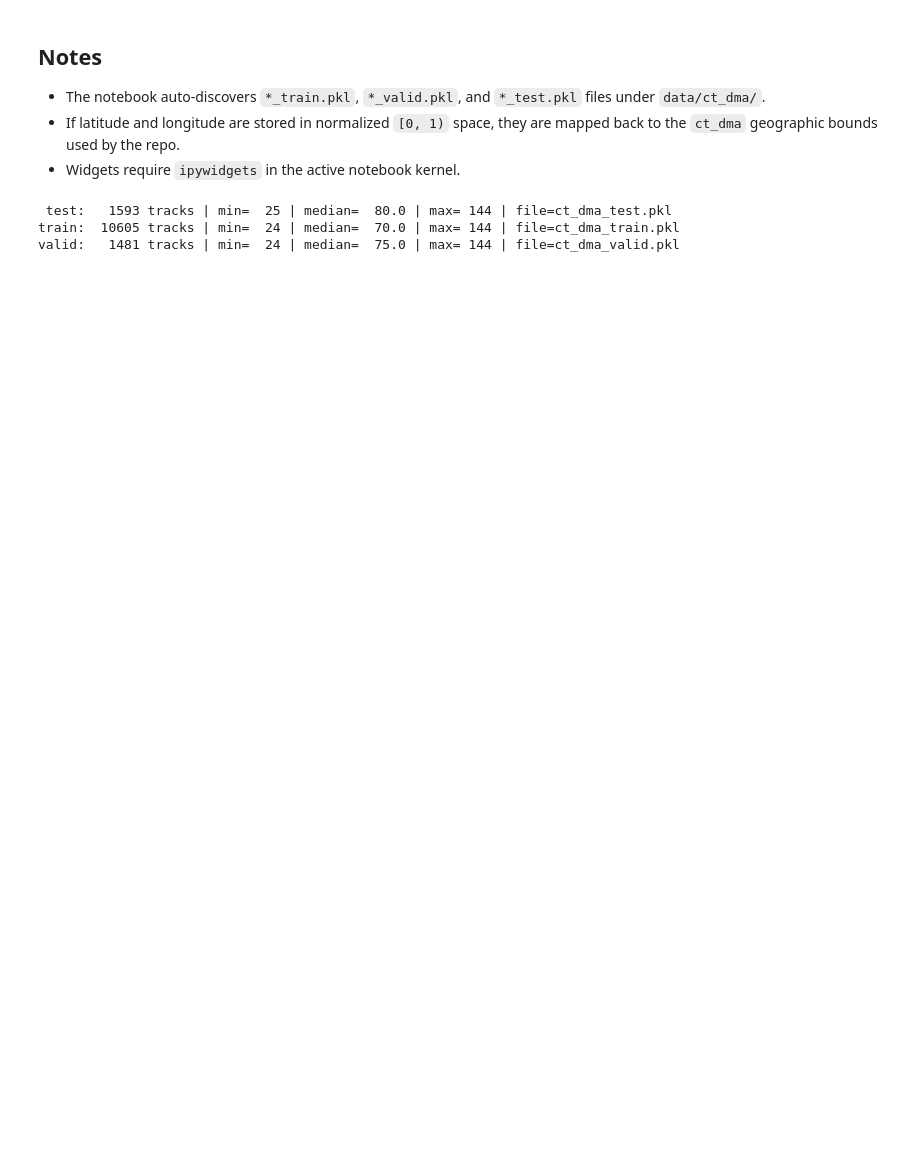
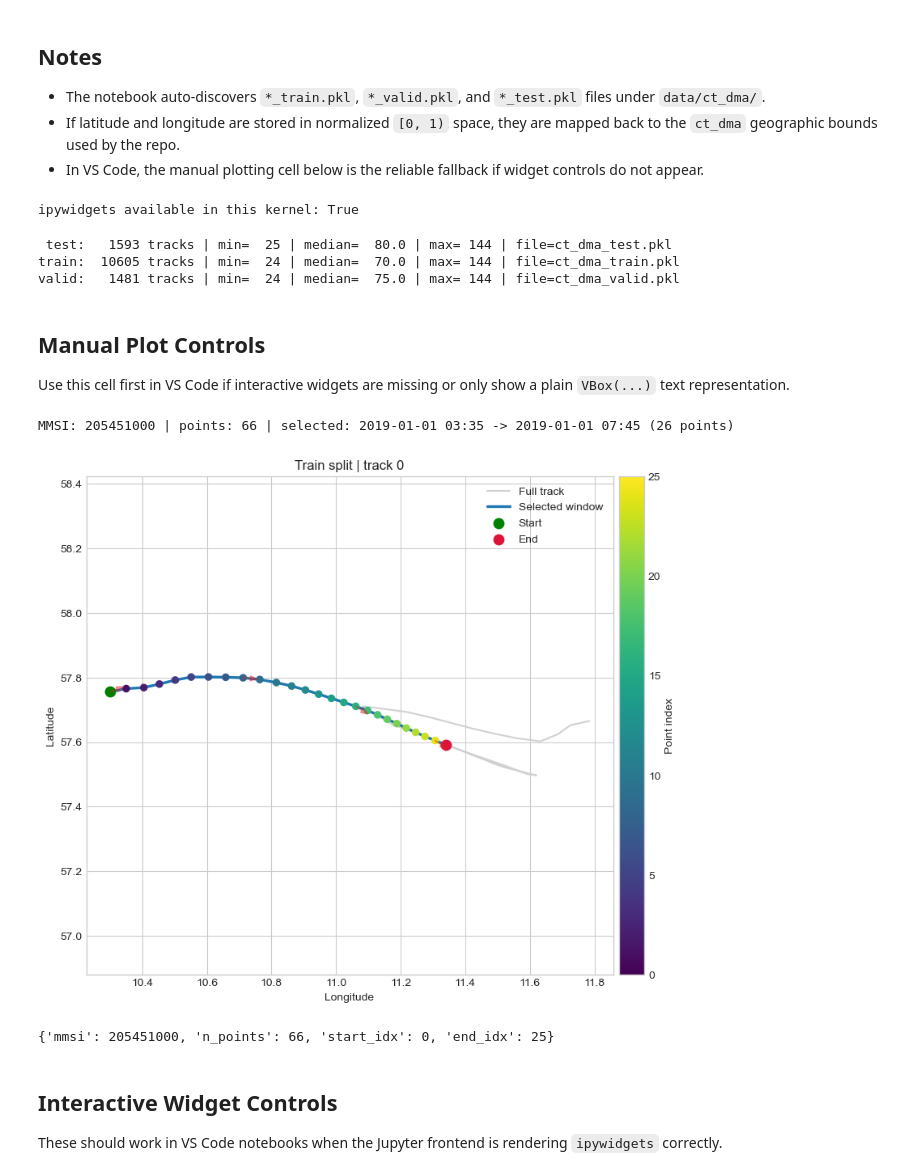
Before and after one commit to mohammed1916/AISformer, a Jupyter notebook: visualize_trajectories.ipynb, the cells around one changed output. Saved outputs shown, nothing was run; the diff lists cells and outputs as text; code cells hidden in the pictures; blank space fills up the shorter version.

```diff
--- a/visualize_trajectories.ipynb
+++ b/visualize_trajectories.ipynb
@@ -9,7 +12,7 @@ Expected record format: `{"mmsi": ..., "traj": ndarray}` where `traj` contains `
 
 - The notebook auto-discovers `*_train.pkl`, `*_valid.pkl`, and `*_test.pkl` files under `data/ct_dma/`.
 - If latitude and longitude are stored in normalized `[0, 1)` space, they are mapped back to the `ct_dma` geographic bounds used by the repo.
-- Widgets require `ipywidgets` in the active notebook kernel.
+- In VS Code, the manual plotting cell below is the reliable fallback if widget controls do not appear.
 # %%
 from datetime import datetime, timezone
 from pathlib import Path
@@ -21,12 +24,15 @@ from IPython.display import display
 
 try:
     import ipywidgets as widgets
-except ImportError as exc:
-    raise ImportError(
-        "ipywidgets is required for the interactive controls. Install it in the active kernel with `pip install ipywidgets`."
-    ) from exc
+    WIDGETS_AVAILABLE = True
+except ImportError:
+    widgets = None
+    WIDGETS_AVAILABLE = False
 
 plt.style.use("seaborn-v0_8-whitegrid")
+print(f"ipywidgets available in this kernel: {WIDGETS_AVAILABLE}")
+# %% [output]
+ipywidgets available in this kernel: True
 # %%
 REPO_ROOT = Path.cwd()
 DATA_DIR = REPO_ROOT / "data" / "ct_dma"
@@ -126,4 +228,32 @@ for split, records in datasets.items():
  test:   1593 tracks | min=  25 | median=  80.0 | max= 144 | file=ct_dma_test.pkl
 train:  10605 tracks | min=  24 | median=  70.0 | max= 144 | file=ct_dma_train.pkl
 valid:   1481 tracks | min=  24 | median=  75.0 | max= 144 | file=ct_dma_valid.pkl
+# %% [markdown]
+## Manual Plot Controls
+
+Use this cell first in VS Code if interactive widgets are missing or only show a plain `VBox(...)` text representation.
+# %%
+manual_split = "train"
+manual_track_index = 0
+manual_start_idx = 0
+manual_end_idx = 25
+manual_arrow_step = 8
+manual_show_context = True
+
+plot_track(
+    split=manual_split,
+    track_index=manual_track_index,
+    start_idx=manual_start_idx,
+    end_idx=manual_end_idx,
+    arrow_step=manual_arrow_step,
+    show_context=manual_show_context,
+)
+# %% [output]
+MMSI: 205451000 | points: 66 | selected: 2019-01-01 03:35 -> 2019-01-01 07:45 (26 points)
+[figure, added]
+{'mmsi': 205451000, 'n_points': 66, 'start_idx': 0, 'end_idx': 25}
+# %% [markdown]
+## Interactive Widget Controls
+
+These should work in VS Code notebooks when the Jupyter frontend is rendering `ipywidgets` correctly.
 # %%
```
Also changed, not shown: parts of 3 cells of this notebook.
